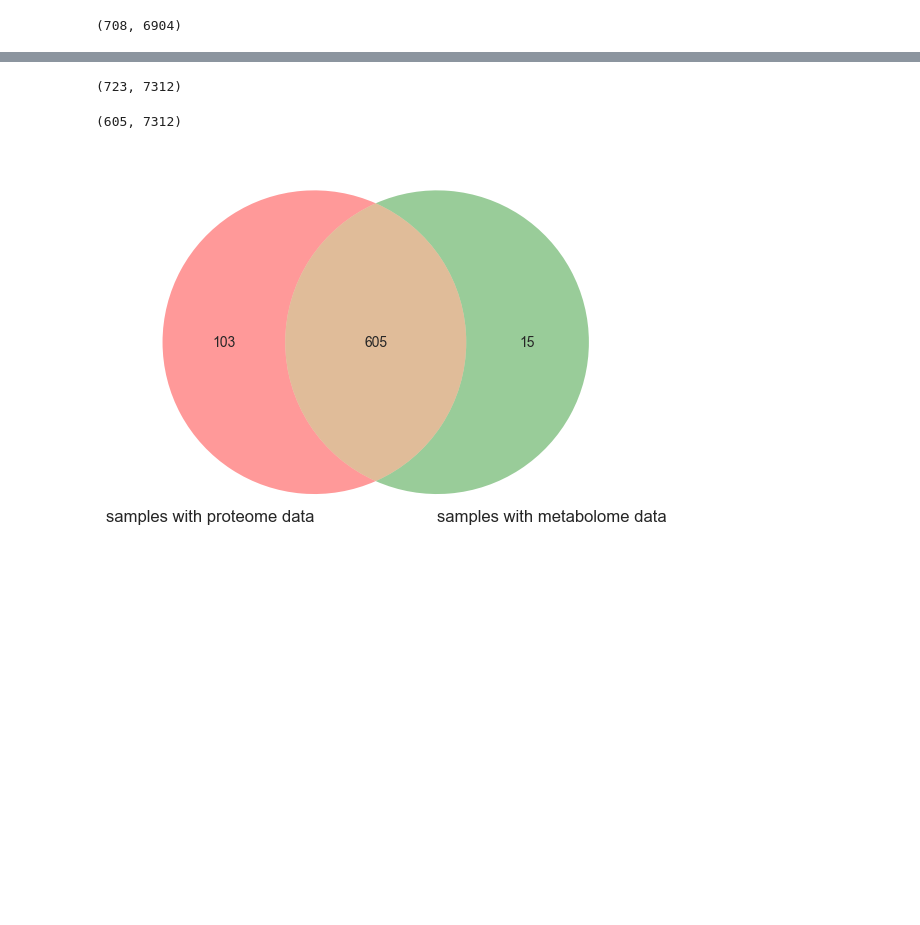
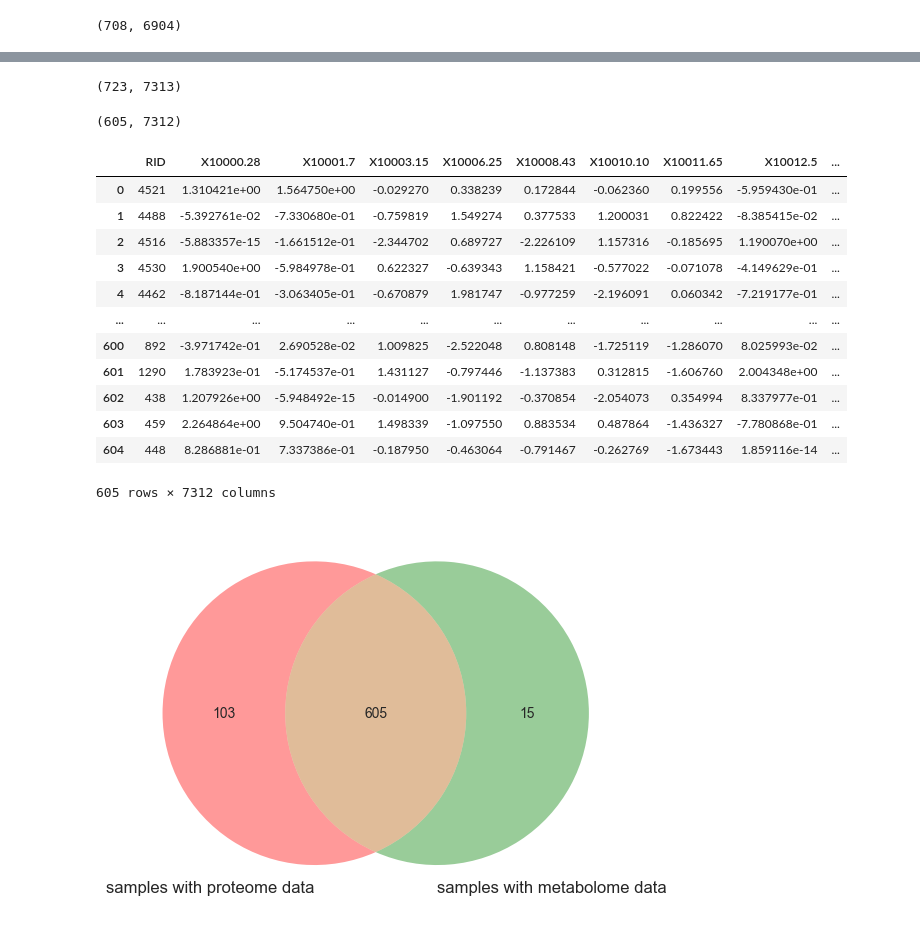
Before and after one commit to d13anu/AD-biomarkers, a Jupyter notebook: integrate.ipynb, the cells around one changed output, grey strips where cells are left out. Drawn from its saved outputs; the diff is of its cells as text; code cells hidden in the pictures; blank space fills up the shorter version.

```diff
--- a/integrate.ipynb
+++ b/integrate.ipynb
@@ -16,13 +16,31 @@ meta_exp.shape
 # %%
-combined_outer = pd.merge(prot_exp, meta_exp, on='RID', how='outer')
+combined_outer = pd.merge(prot_exp, meta_exp, on=['RID','AGE','PTGENDER',
+                                                'APOE4', 'PTEDUCAT'], how='outer')
 combined_outer.shape
 # %% [output]
-(723, 7312)
+(723, 7313)
 # %%
-combined_inner = pd.merge(prot_exp, meta_exp, on='RID', how='inner')
+combined_inner = pd.merge(prot_exp, meta_exp, on=['RID','AGE','PTGENDER',
+                                                'APOE4', 'PTEDUCAT','DX.bl'], how='inner')
 combined_inner.shape
 # %% [output]
 (605, 7312)
+# %%
+combined_inner
+# %% [output]
+|  | RID | X10000.28 | X10001.7 | X10003.15 | X10006.25 | X10008.43 | X10010.10 | X10011.65 | X10012.5 | ... |
+| 0 | 4521 | 1.310421e+00 | 1.564750e+00 | -0.029270 | 0.338239 | 0.172844 | -0.062360 | 0.199556 | -5.959430e-01 | ... |
+| 1 | 4488 | -5.392761e-02 | -7.330680e-01 | -0.759819 | 1.549274 | 0.377533 | 1.200031 | 0.822422 | -8.385415e-02 | ... |
+| 2 | 4516 | -5.883357e-15 | -1.661512e-01 | -2.344702 | 0.689727 | -2.226109 | 1.157316 | -0.185695 | 1.190070e+00 | ... |
+| 3 | 4530 | 1.900540e+00 | -5.984978e-01 | 0.622327 | -0.639343 | 1.158421 | -0.577022 | -0.071078 | -4.149629e-01 | ... |
+| 4 | 4462 | -8.187144e-01 | -3.063405e-01 | -0.670879 | 1.981747 | -0.977259 | -2.196091 | 0.060342 | -7.219177e-01 | ... |
+| ... | ... | ... | ... | ... | ... | ... | ... | ... | ... | ... |
+| 600 | 892 | -3.971742e-01 | 2.690528e-02 | 1.009825 | -2.522048 | 0.808148 | -1.725119 | -1.286070 | 8.025993e-02 | ... |
+| 601 | 1290 | 1.783923e-01 | -5.174537e-01 | 1.431127 | -0.797446 | -1.137383 | 0.312815 | -1.606760 | 2.004348e+00 | ... |
+| 602 | 438 | 1.207926e+00 | -5.948492e-15 | -0.014900 | -1.901192 | -0.370854 | -2.054073 | 0.354994 | 8.337977e-01 | ... |
+| 603 | 459 | 2.264864e+00 | 9.504740e-01 | 1.498339 | -1.097550 | 0.883534 | 0.487864 | -1.436327 | -7.780868e-01 | ... |
+| 604 | 448 | 8.286881e-01 | 7.337386e-01 | -0.187950 | -0.463064 | -0.791467 | -0.262769 | -1.673443 | 1.859116e-14 | ... |
+605 rows × 7312 columns
 # %%
 venn2_unweighted(subsets = (103, 15, 605), set_labels = ('samples with proteome data', 'samples with metabolome data'))
 plt.show()
```
Also changed, not shown: parts of 2 cells of this notebook, 4 other files.
